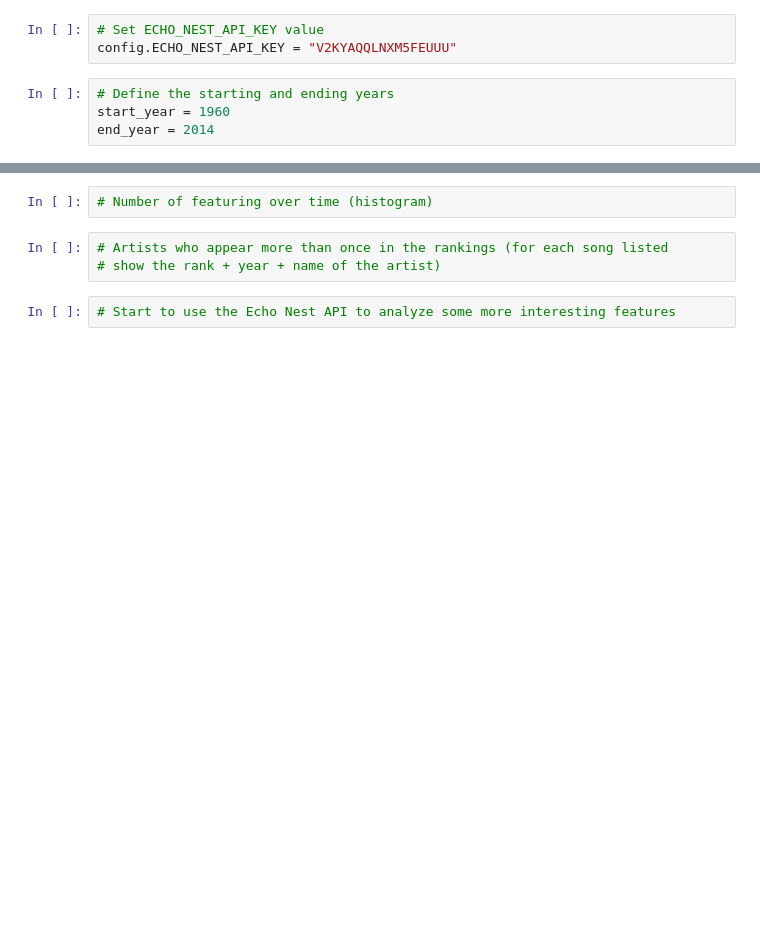
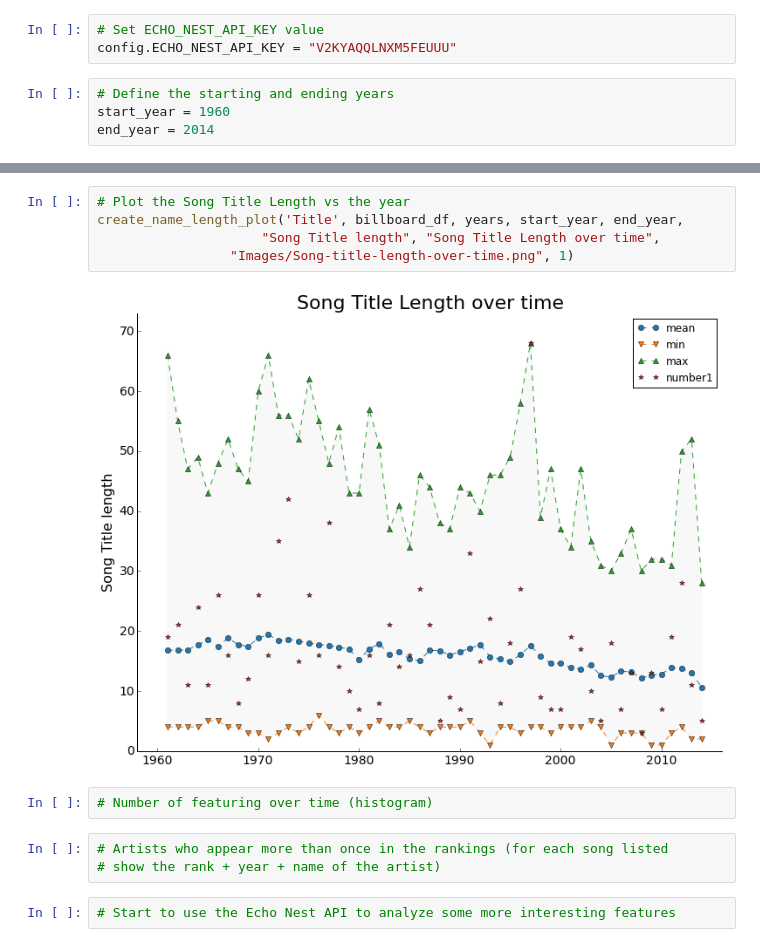
Before and after one commit to ThomasLucas/SlideRule-DataScience_Intensive-Code, a Jupyter notebook: CapstoneProject/IPython-Notebooks/DataStory.ipynb, the cells around one changed output, grey strips where cells are left out. Cells and saved outputs as stored; diff of their text form; blank space fills up the shorter version.

```diff
--- a/CapstoneProject/IPython-Notebooks/DataStory.ipynb
+++ b/CapstoneProject/IPython-Notebooks/DataStory.ipynb
@@ -204,3 +144,10 @@ plt.savefig("Images/Song-title-length-over-time.png", bbox_inches="tight")
+# %%
+# Plot the Song Title Length vs the year
+create_name_length_plot('Title', billboard_df, years, start_year, end_year,
+                     "Song Title length", "Song Title Length over time",
+                 "Images/Song-title-length-over-time.png", 1)
+# %% [output]
+[figure, added]
 # %%
 # Number of featuring over time (histogram)
 # %%
```
Also changed, not shown: parts of 23 cells of this notebook, 2 other files.
